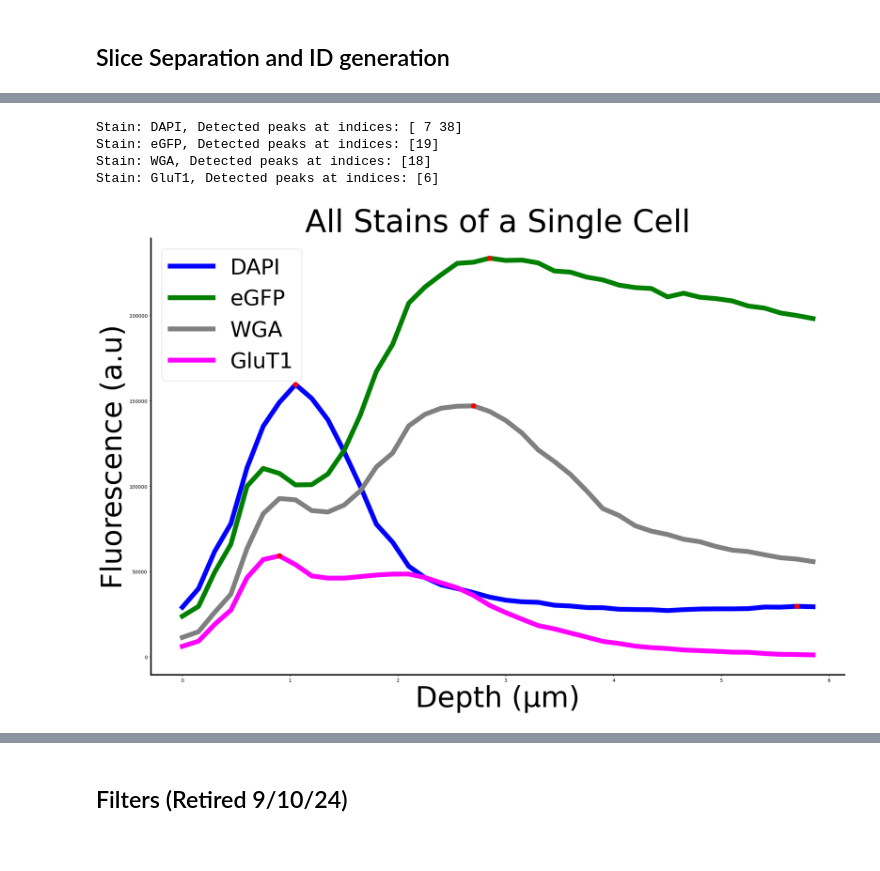
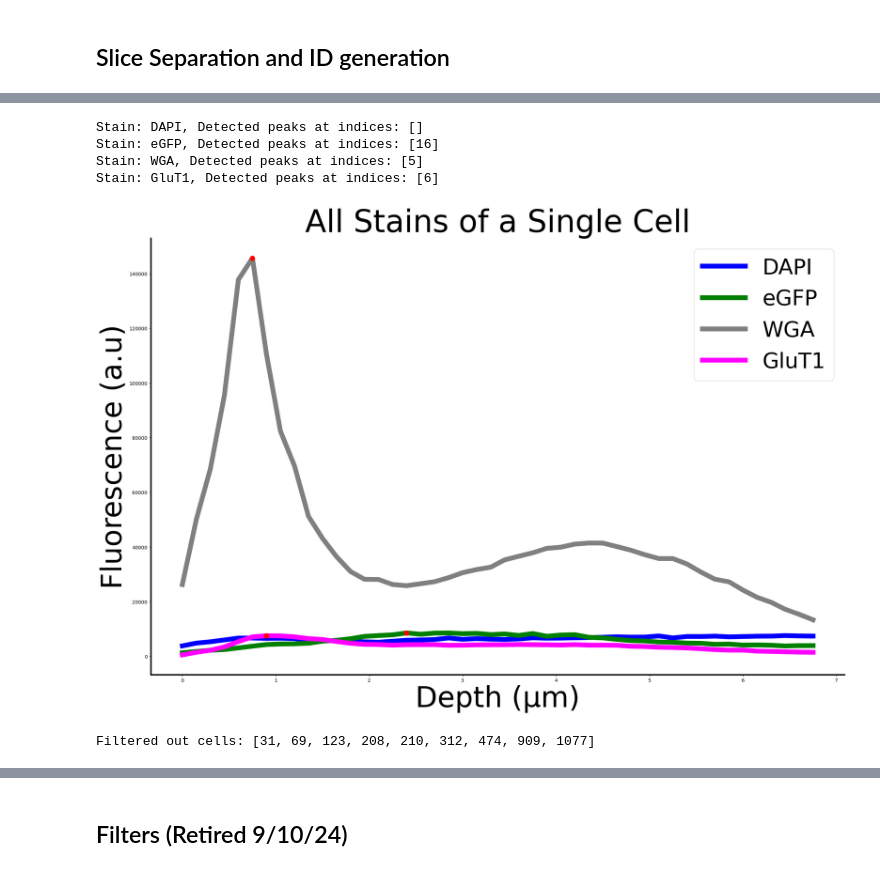
Before and after one commit to rltinio/ImageAnalysis, a Jupyter notebook: Integral_Calculator_V4.ipynb, the cells around one changed output, grey strips where cells are left out. Cells and saved outputs as stored; diff of their text form; code cells hidden in the pictures.

```diff
--- a/Integral_Calculator_V4.ipynb
+++ b/Integral_Calculator_V4.ipynb
@@ -16,7 +16,7 @@ from Tusc5ImageUtils import *
 Accepts data from the new image analysis
 '''
 
-raw_data_csv_name = #INPUT
+raw_data_csv_name = 'old_batch_data'
 Cell_Results = pd.read_csv('raw_data_folder/' + raw_data_csv_name + '.csv')
 Cell_Results['X_vals'] = Cell_Results['X_vals'].apply(ast.literal_eval) # Makes it so cells containing lists are identifiable as lists by pandas
 Cell_Results['Y_vals'] = Cell_Results['Y_vals'].apply(ast.literal_eval)
@@ -147,9 +151,9 @@ Cell_Results.head()
 # %%
-plot_single_cell(Cell_Results.query('Cell == 7'), prominence= 20, distance = 15)
+plot_single_cell(Cell_Results.query('Cell == 474'), prominence= 1000, distance = 70)
 # %% [output]
-Stain: DAPI, Detected peaks at indices: [ 7 38]
-Stain: eGFP, Detected peaks at indices: [19]
-Stain: WGA, Detected peaks at indices: [18]
+Stain: DAPI, Detected peaks at indices: []
+Stain: eGFP, Detected peaks at indices: [16]
+Stain: WGA, Detected peaks at indices: [5]
 Stain: GluT1, Detected peaks at indices: [6]
-[figure, old version]
+[figure, new version]
 # %%
@@ -221,4 +228,50 @@ def WGA_Peaks_Finder_V2(dataframe, prom_val: int = 1000):
     return result_df.copy()
 
 Cell_Results = WGA_Peaks_Finder_V2(Cell_Results)
+# %%
+# Removed filter_out_bad_peaks function
+
+def filter_out_unclear_DAPI(dataframe):
+    '''
+    This function filters cells from a DataFrame based solely on the presence of a clear DAPI peak.
+
+    Criteria:
+    1. The cell must have a clear DAPI peak, either as a single value or as the first element in a list.
+
+    Parameters:
+    - dataframe: Input DataFrame with a 'DAPI_peak_index' column representing DAPI peak positions.
+
+    Returns:
+    - A filtered DataFrame retaining only cells with a clear DAPI peak.
+    '''
+
+    # Helper function to check if there is a valid DAPI peak
+    def get_first_DAPI_peak(DAPI_peak):
+        if pd.isna(DAPI_peak):
+            return None  # No valid DAPI peak
+        else:
+            return DAPI_peak  # Single DAPI peak as an integer
+
+    # Helper function to validate if a cell has a clear DAPI peak
+    def is_cell_valid(row):
+        DAPI_peak = get_first_DAPI_peak(row['DAPI_peak_index'])
+        return DAPI_peak is not None  # The cell is valid if there's a valid DAPI peak
+
+    # Identify the invalid cells
+    invalid_cells_dataframe = dataframe[~dataframe.apply(is_cell_valid, axis=1)].reset_index(drop=True)
+
+    # Print the IDs of the cells that are filtered out
+    if not invalid_cells_dataframe.empty:
+        print("Filtered out cells:", invalid_cells_dataframe['Cell'].unique().tolist())
+    else:
+        print("No cells were filtered out.")
+
+    # Filter out the invalid cells and return the valid cells
+    filtered_cells_dataframe = dataframe[dataframe.apply(is_cell_valid, axis=1)].reset_index(drop=True)
+
+    return filtered_cells_dataframe.copy()
+
+Cell_Results = filter_out_unclear_DAPI(Cell_Results)
+# %% [output]
+Filtered out cells: [31, 69, 123, 208, 210, 312, 474, 909, 1077]
 # %%
```
Also changed, not shown: parts of 11 cells of this notebook.
